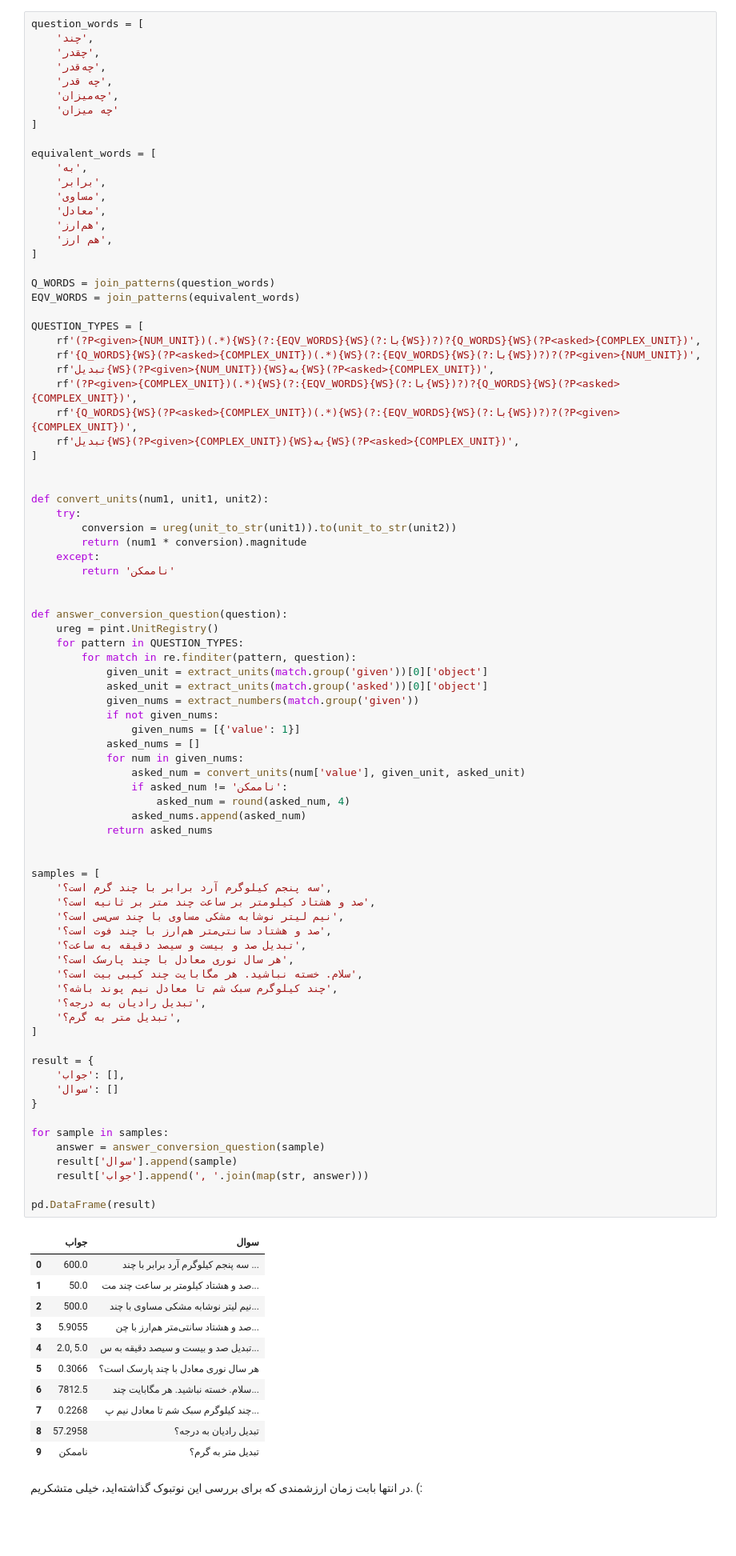
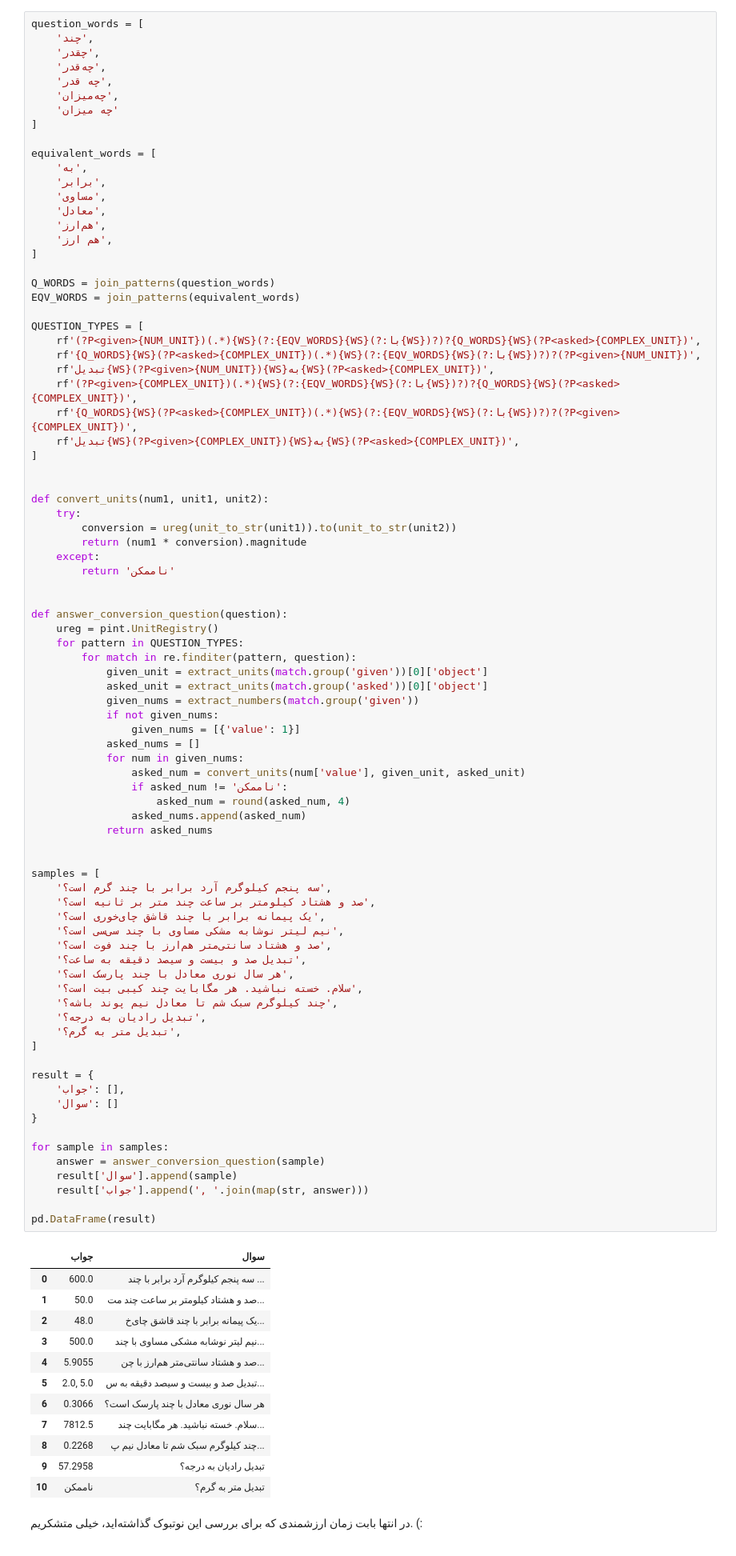
Before and after one commit to arshandalili/mir-units-of-measurements, a Jupyter notebook: units_of_measurement.ipynb, the cells around one changed output. Shown at 80% size. Cells and saved outputs as stored; diff of their text form; blank space fills up the shorter version.

```diff
--- a/units_of_measurement.ipynb
+++ b/units_of_measurement.ipynb
@@ -335,41 +481,43 @@ def answer_conversion_question(question):
 
 
 samples = [
     'سه پنجم کیلوگرم آرد برابر با چند گرم است؟',
     'صد و هشتاد کیلومتر بر ساعت چند متر بر ثانیه است؟',
+    'یک پیمانه برابر با چند قاشق چای‌خوری است؟',
     'نیم لیتر نوشابه مشکی مساوی با چند سی‌سی است؟',
     'صد و هشتاد سانتی‌متر هم‌ارز با چند فوت است؟',
     'تبدیل صد و بیست و سیصد دقیقه به ساعت؟',
     'هر سال نوری معادل با چند پارسک است؟',
     'سلام. خسته نباشید. هر مگابایت چند کیبی بیت است؟',
     'چند کیلوگرم سبک شم تا معادل نیم پوند باشه؟',
     'تبدیل رادیان به درجه؟',
     'تبدیل متر به گرم؟',
 ]
 
 result = {
     'جواب': [],
     'سوال': []
 }
 
 for sample in samples:
     answer = answer_conversion_question(sample)
     result['سوال'].append(sample)
     result['جواب'].append(', '.join(map(str, answer)))
 
 pd.DataFrame(result)
 # %% [output]
 |  | جواب | سوال |
 | 0 | 600.0 | سه پنجم کیلوگرم آرد برابر با چند ... |
 | 1 | 50.0 | صد و هشتاد کیلومتر بر ساعت چند مت... |
-| 2 | 500.0 | نیم لیتر نوشابه مشکی مساوی با چند... |
-| 3 | 5.9055 | صد و هشتاد سانتی‌متر هم‌ارز با چن... |
-| 4 | 2.0, 5.0 | تبدیل صد و بیست و سیصد دقیقه به س... |
-| 5 | 0.3066 | هر سال نوری معادل با چند پارسک است؟ |
-| 6 | 7812.5 | سلام. خسته نباشید. هر مگابایت چند... |
-| 7 | 0.2268 | چند کیلوگرم سبک شم تا معادل نیم پ... |
-| 8 | 57.2958 | تبدیل رادیان به درجه؟ |
-| 9 | ناممکن | تبدیل متر به گرم؟ |
+| 2 | 48.0 | یک پیمانه برابر با چند قاشق چای‌خ... |
+| 3 | 500.0 | نیم لیتر نوشابه مشکی مساوی با چند... |
+| 4 | 5.9055 | صد و هشتاد سانتی‌متر هم‌ارز با چن... |
+| 5 | 2.0, 5.0 | تبدیل صد و بیست و سیصد دقیقه به س... |
+| 6 | 0.3066 | هر سال نوری معادل با چند پارسک است؟ |
+| 7 | 7812.5 | سلام. خسته نباشید. هر مگابایت چند... |
+| 8 | 0.2268 | چند کیلوگرم سبک شم تا معادل نیم پ... |
+| 9 | 57.2958 | تبدیل رادیان به درجه؟ |
+| 10 | ناممکن | تبدیل متر به گرم؟ |
 # %% [markdown]
 <div dir="auto" align="justify">
     <p style='direction:rtl;text-align:justify;'>
```
Also changed, not shown: parts of 6 cells of this notebook, 3 other files.
